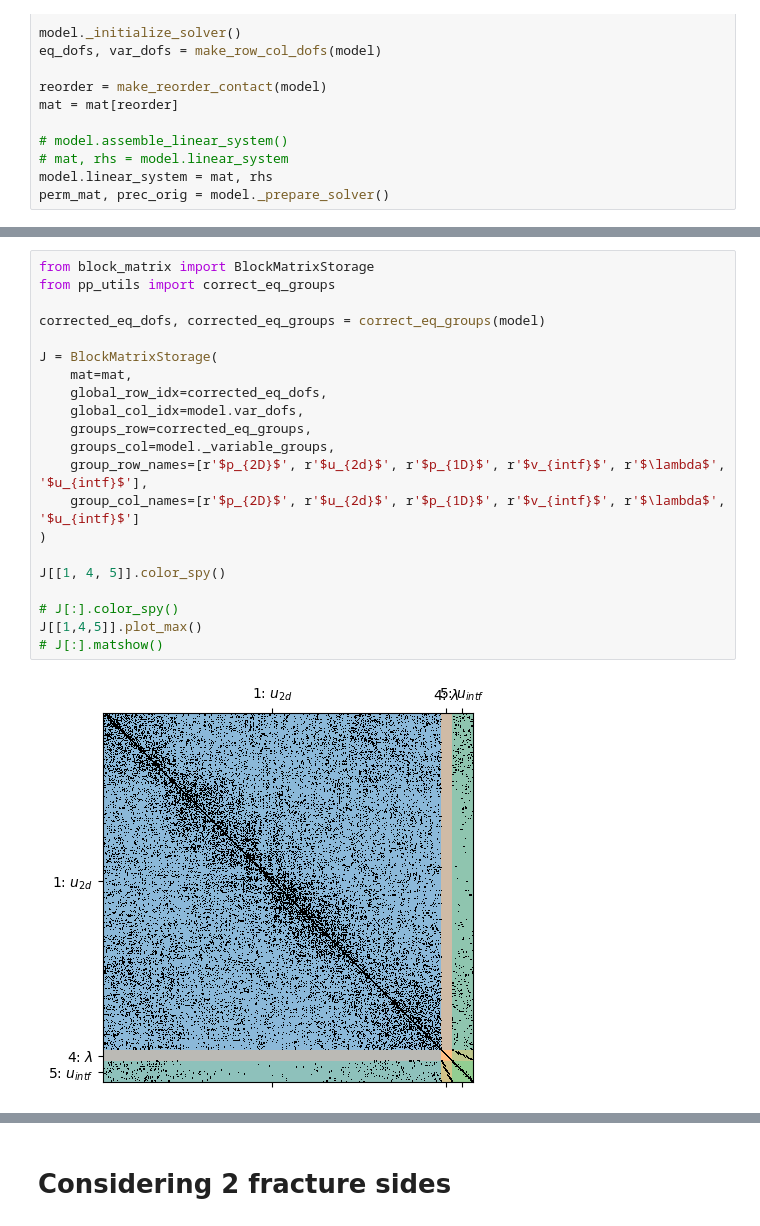
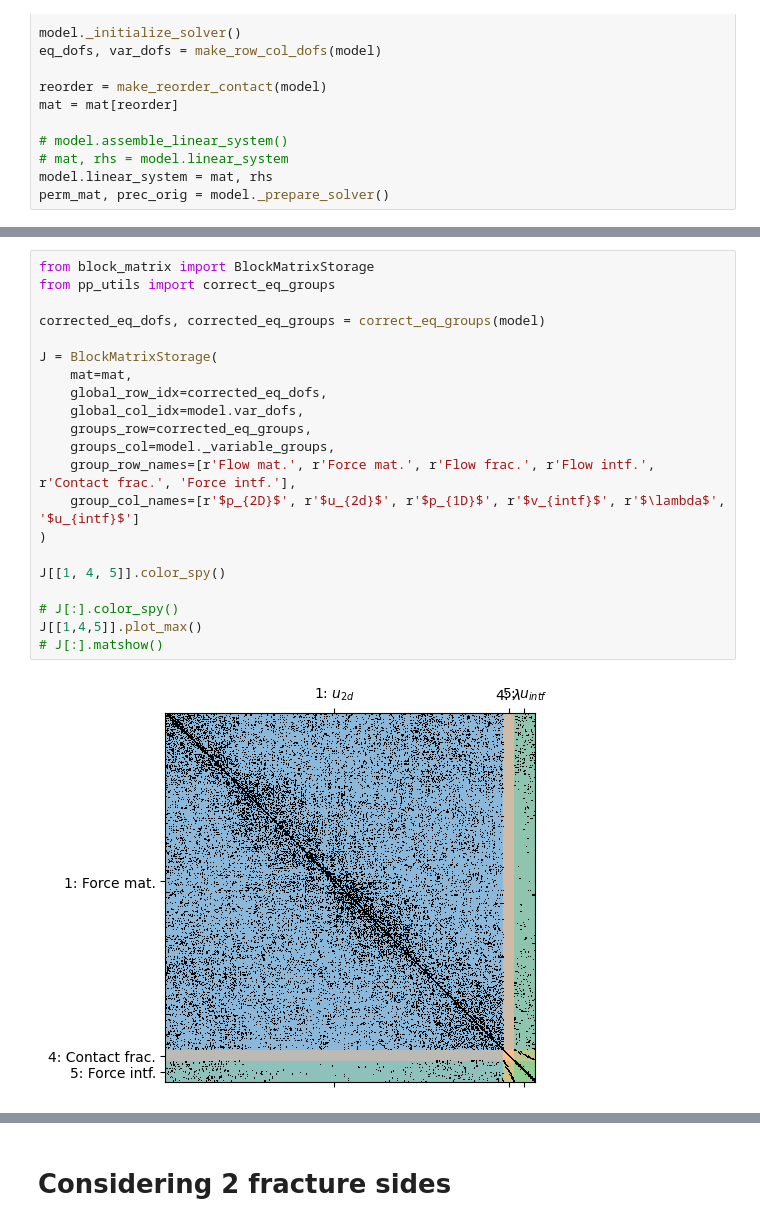
Before and after one commit to pmgbergen/FTHM-Solver, a Jupyter notebook: fpm/solve_mech_compare_S44.ipynb, the cells around one changed output, grey strips where cells are left out. Saved outputs shown, nothing was run; the diff lists cells and outputs as text.

```diff
--- a/fpm/solve_mech_compare_S44.ipynb
+++ b/fpm/solve_mech_compare_S44.ipynb
@@ -78,23 +78,23 @@ Solve  took: 0.2
 # %%
 from block_matrix import BlockMatrixStorage
 from pp_utils import correct_eq_groups
 
 corrected_eq_dofs, corrected_eq_groups = correct_eq_groups(model)
 
 J = BlockMatrixStorage(
     mat=mat,
     global_row_idx=corrected_eq_dofs,
     global_col_idx=model.var_dofs,
     groups_row=corrected_eq_groups,
     groups_col=model._variable_groups,
-    group_row_names=[r'$p_{2D}$', r'$u_{2d}$', r'$p_{1D}$', r'$v_{intf}$', r'$\lambda$', '$u_{intf}$'],
+    group_row_names=[r'Flow mat.', r'Force mat.', r'Flow frac.', r'Flow intf.', r'Contact frac.', 'Force intf.'],
     group_col_names=[r'$p_{2D}$', r'$u_{2d}$', r'$p_{1D}$', r'$v_{intf}$', r'$\lambda$', '$u_{intf}$']
 )
 
 J[[1, 4, 5]].color_spy()
 
 # J[:].color_spy()
 J[[1,4,5]].plot_max()
 # J[:].matshow()
 # %% [output]
-[figure, old version]
+[figure, new version]
```
Also changed, not shown: parts of 5 cells of this notebook, 10 other files.
